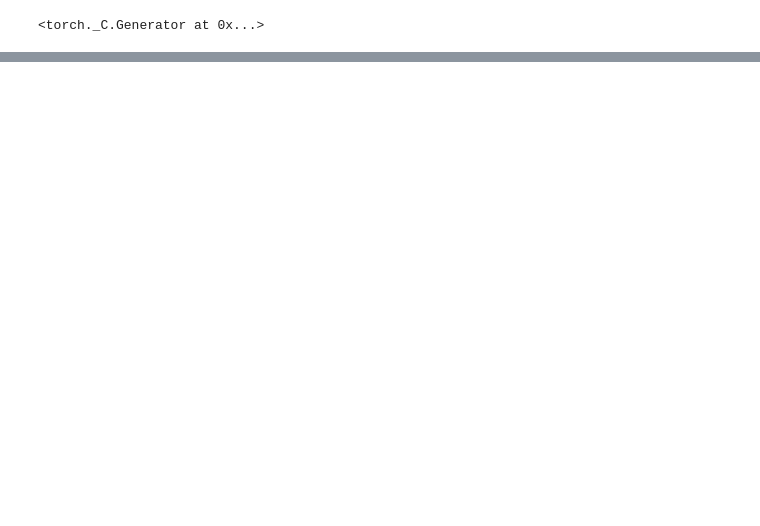
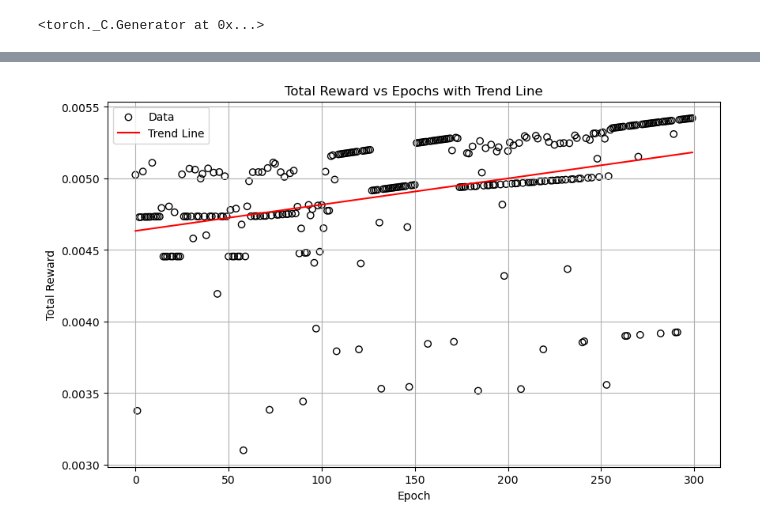
Before and after one commit to jason-cai123/thesis, a Jupyter notebook: source.ipynb, the cells around one changed output, grey strips where cells are left out. Cells and saved outputs as stored; diff of their text form; code cells hidden in the pictures; blank space fills up the shorter version.

```diff
--- a/source.ipynb
+++ b/source.ipynb
@@ -260 +276,19 @@ Final reward: 0.006088124175239601
+# %%
+# Fit a linear regression line to all data points
+x = np.arange(num_epochs)
+m, b = np.polyfit(x, total_rewards, 1)
+
+# Plot the data points as hollow circles and the trend line as a solid line
+plt.figure(figsize=(10, 6))
+plt.scatter(np.arange(num_epochs), total_rewards, marker='o', facecolors='none', edgecolors='black', label='Data')
+plt.plot(x, m*x + b, color='red', label='Trend Line')  # Plot the trend line
+
+plt.xlabel('Epoch')
+plt.ylabel('Total Reward')
+plt.title('Total Reward vs Epochs with Trend Line')
+plt.legend()
+plt.grid(True)
+plt.show()
+# %% [output]
+[figure, added]
 # %%
```
Also changed, not shown: parts of 7 cells of this notebook.
